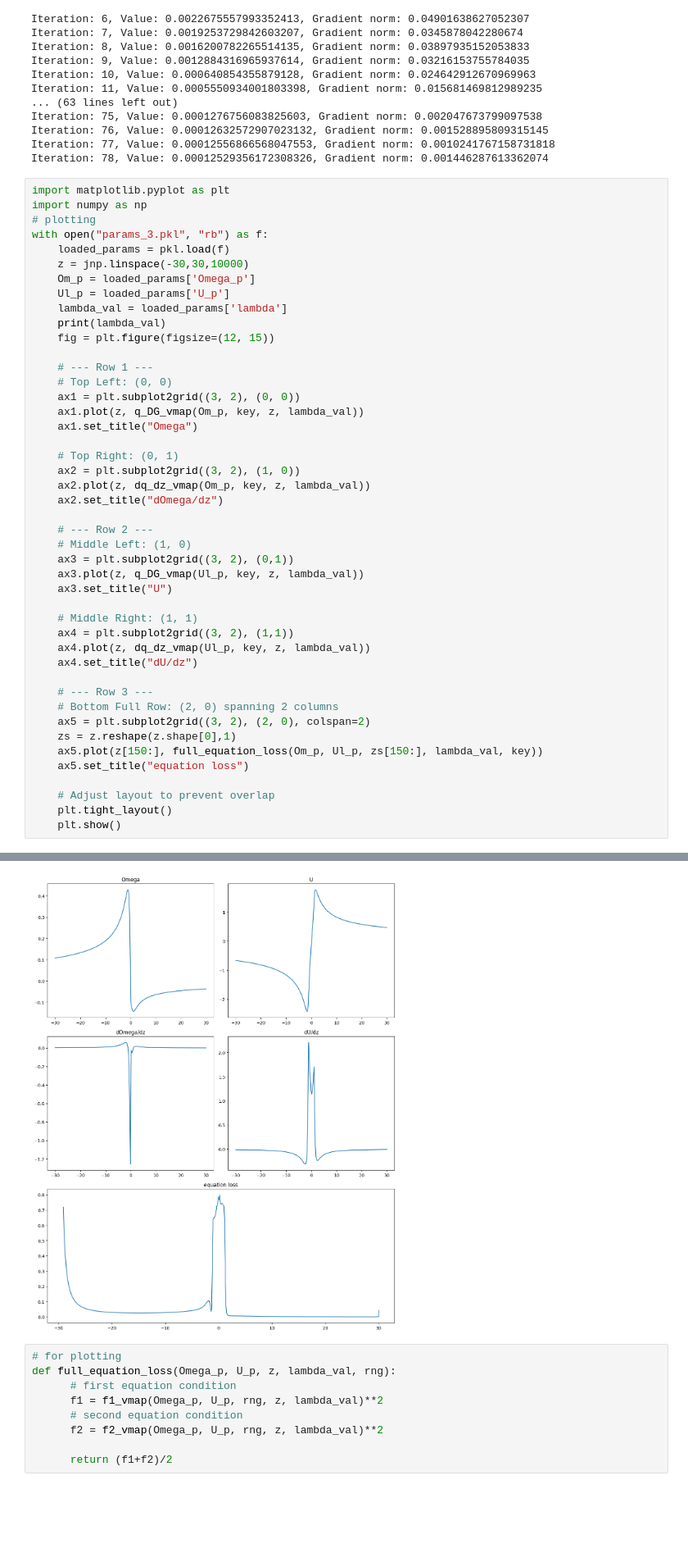
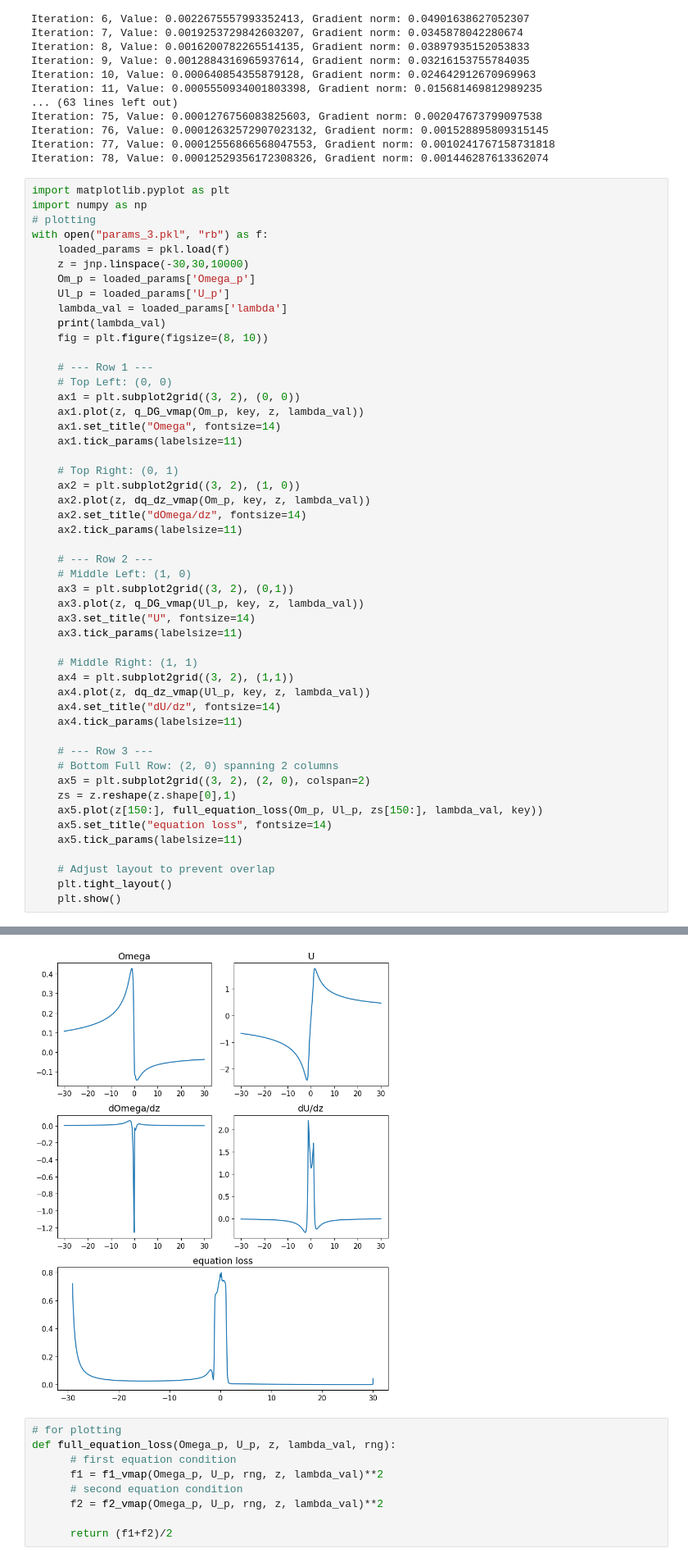
Before and after one commit to mxpoch/Unstable-Singularities, a Jupyter notebook: notepad.ipynb, the cells around one changed output, grey strips where cells are left out. Shown at 82% size. Saved outputs shown, nothing was run; the diff lists cells and outputs as text; blank space fills up the shorter version.

```diff
--- a/notepad.ipynb
+++ b/notepad.ipynb
@@ -397,43 +397,48 @@ with open("params_3.pkl", "rb") as f:
     Ul_p = loaded_params['U_p']
     lambda_val = loaded_params['lambda']
     print(lambda_val)
-    fig = plt.figure(figsize=(12, 15))
+    fig = plt.figure(figsize=(8, 10))
 
     # --- Row 1 ---
     # Top Left: (0, 0)
     ax1 = plt.subplot2grid((3, 2), (0, 0))
     ax1.plot(z, q_DG_vmap(Om_p, key, z, lambda_val))
-    ax1.set_title("Omega")
+    ax1.set_title("Omega", fontsize=14)
+    ax1.tick_params(labelsize=11)
 
     # Top Right: (0, 1)
     ax2 = plt.subplot2grid((3, 2), (1, 0))
     ax2.plot(z, dq_dz_vmap(Om_p, key, z, lambda_val))
-    ax2.set_title("dOmega/dz")
+    ax2.set_title("dOmega/dz", fontsize=14)
+    ax2.tick_params(labelsize=11)
 
     # --- Row 2 ---
     # Middle Left: (1, 0)
     ax3 = plt.subplot2grid((3, 2), (0,1))
     ax3.plot(z, q_DG_vmap(Ul_p, key, z, lambda_val))
-    ax3.set_title("U")
+    ax3.set_title("U", fontsize=14)
+    ax3.tick_params(labelsize=11)
 
     # Middle Right: (1, 1)
     ax4 = plt.subplot2grid((3, 2), (1,1))
     ax4.plot(z, dq_dz_vmap(Ul_p, key, z, lambda_val))
-    ax4.set_title("dU/dz")
+    ax4.set_title("dU/dz", fontsize=14)
+    ax4.tick_params(labelsize=11)
 
     # --- Row 3 ---
     # Bottom Full Row: (2, 0) spanning 2 columns
     ax5 = plt.subplot2grid((3, 2), (2, 0), colspan=2)
     zs = z.reshape(z.shape[0],1)
     ax5.plot(z[150:], full_equation_loss(Om_p, Ul_p, zs[150:], lambda_val, key))
-    ax5.set_title("equation loss")
+    ax5.set_title("equation loss", fontsize=14)
+    ax5.tick_params(labelsize=11)
 
     # Adjust layout to prevent overlap
     plt.tight_layout()
     plt.show()
 # %% [output]
 0.95172125
-[figure, old version]
+[figure, new version]
 # %%
 # for plotting
 def full_equation_loss(Omega_p, U_p, z, lambda_val, rng):
```
Also changed, not shown: parts of 2 cells of this notebook, 2 other files.
